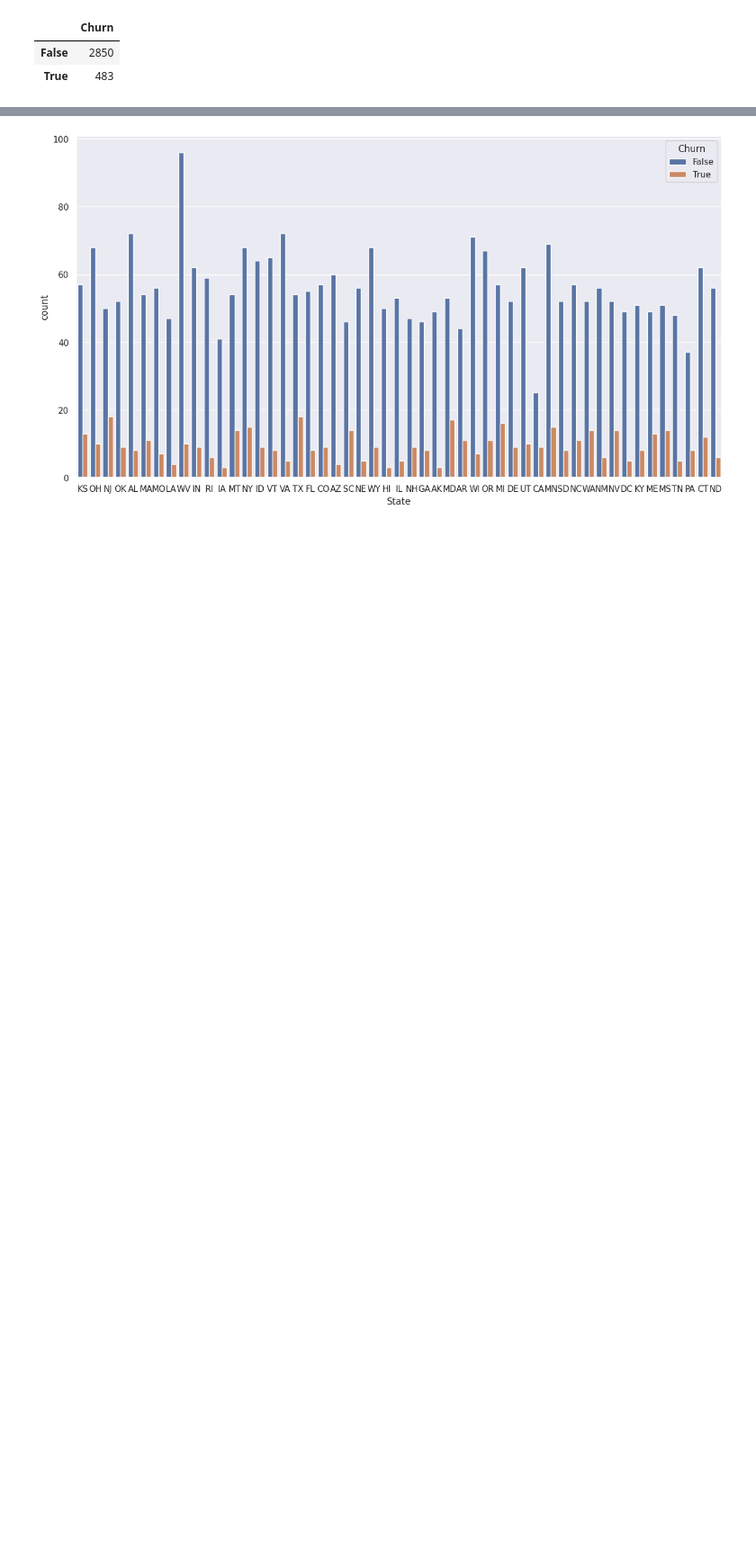
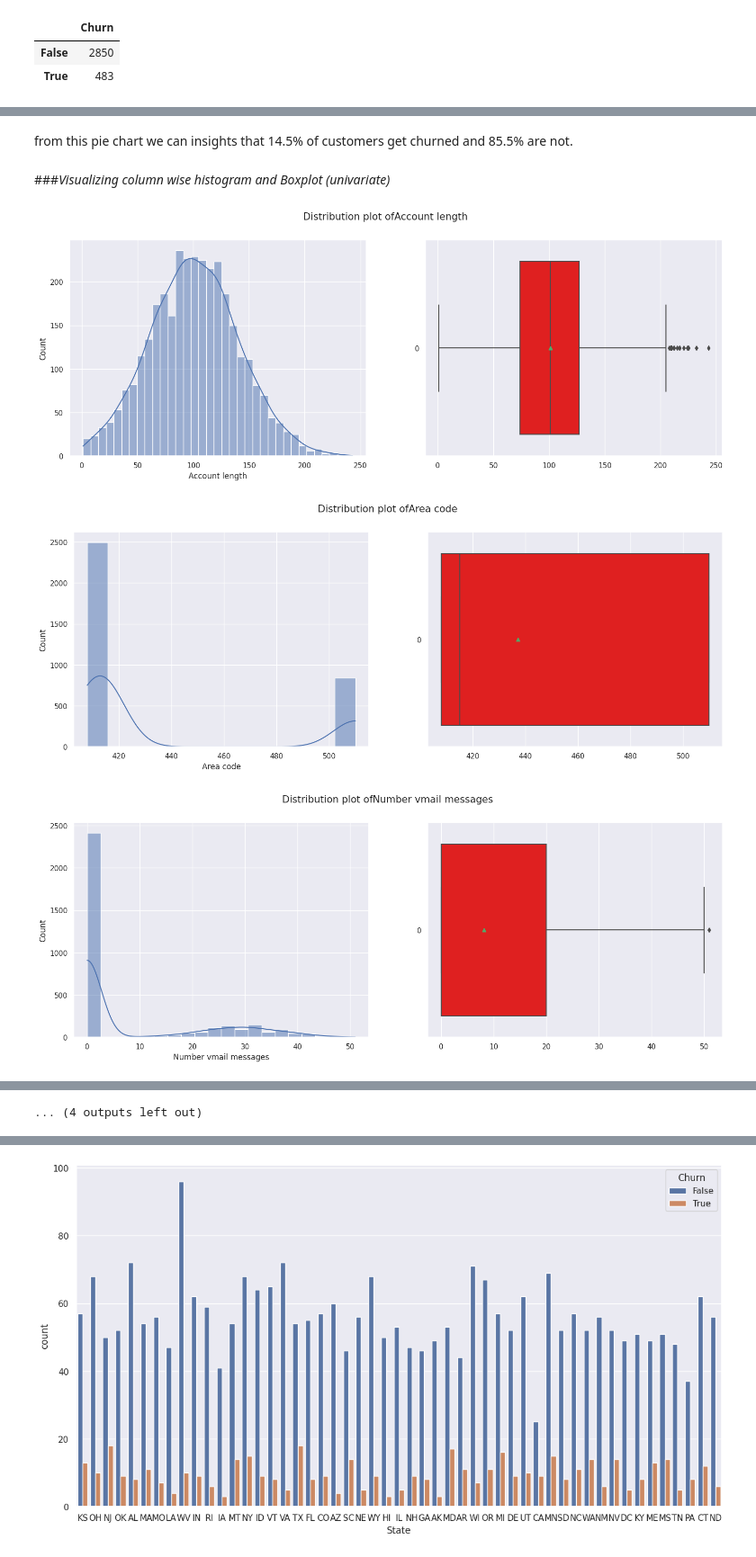
Before and after one commit to juel-123/Telecom_Churn_analysis, a Jupyter notebook: EDA_TELECOM.ipynb, the cells around one changed output, grey strips where cells are left out. Shown at 90% size. Saved outputs shown, nothing was run; the diff lists cells and outputs as text; code cells hidden in the pictures; blank space fills up the shorter version.

```diff
--- a/EDA_TELECOM.ipynb
+++ b/EDA_TELECOM.ipynb
@@ -161,0 +489,15 @@ plt.show()
+# %% [markdown]
+from this pie chart we can insights that 14.5% of customers get churned and 85.5% are not.
+# %% [markdown]
+###*Visualizing column wise histogram and Boxplot (univariate)*
+# %%
+for col in df.describe().columns:
+  fig,axes = plt.subplots(nrows=1,ncols=2,figsize=(18,6))
+  sns.histplot(df[col],ax= axes[0],kde=True)
+  sns.boxplot(df[col],ax=axes[1],orient = 'h',showmeans=True,color='red')
+  plt.suptitle("Distribution plot of"+ col, fontsize =15  )
+  plt.show()
+# %% [output]
+[figure, added]
+[figure, added]
+[figure, added]
@@ -161,0 +513 @@ plt.show()
+... (4 outputs left out)
```
Also changed, not shown: parts of 112 cells of this notebook.
